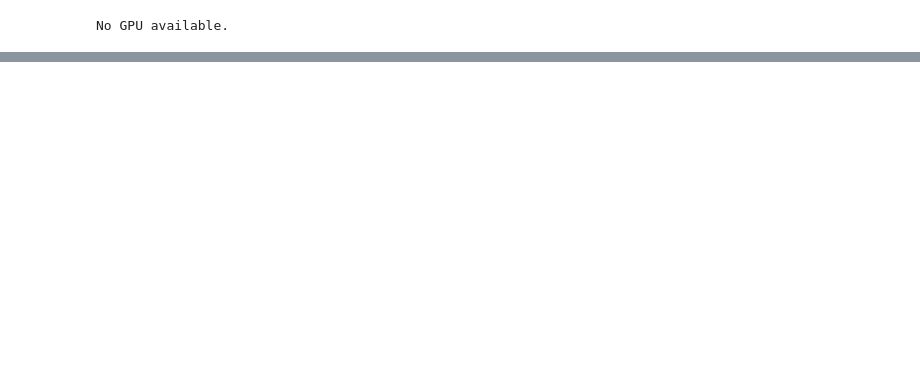
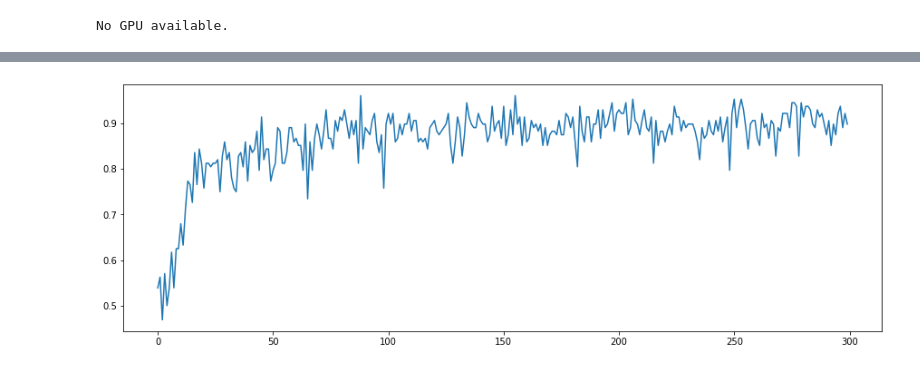
Before and after one commit to mar10nJohns1/AlgorithmicFairness, a Jupyter notebook: Evaluate_fainess.ipynb, the cells around one changed output, grey strips where cells are left out. Cells and saved outputs as stored; diff of their text form; code cells hidden in the pictures; blank space fills up the shorter version.

```diff
--- a/Evaluate_fainess.ipynb
+++ b/Evaluate_fainess.ipynb
@@ -82,4 +89,4 @@ def get_input(batch):
     }
 # %%
 # Read dataframe with training metrics
-df = pd.read_pickle(??) #e.g. pd.read_pickle('df.pkl')
+df = pd.read_pickle('aws\\Models\\run1_martin_df.pkl') #e.g. pd.read_pickle('df.pkl')
@@ -85,0 +127,7 @@ df = pd.read_pickle(??) #e.g. pd.read_pickle('df.pkl')
+# %%
+plt.figure(figsize=(15,5))
+plt.plot(df.loc[3,'train_accs'][0:300])
+ind = [300*i for i in range(0,22)]
+#plt.plot(ind,df.loc[3,'valid_train_accs'])
+# %% [output]
+[figure, added]
```
Also changed, not shown: parts of 12 cells of this notebook, 3 other files.
